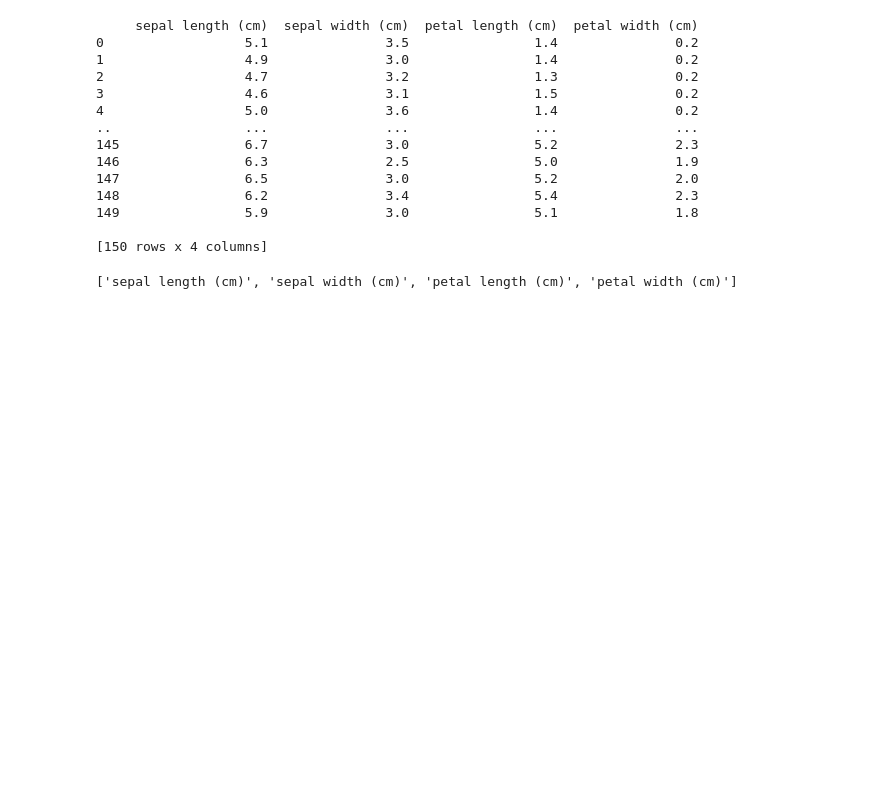
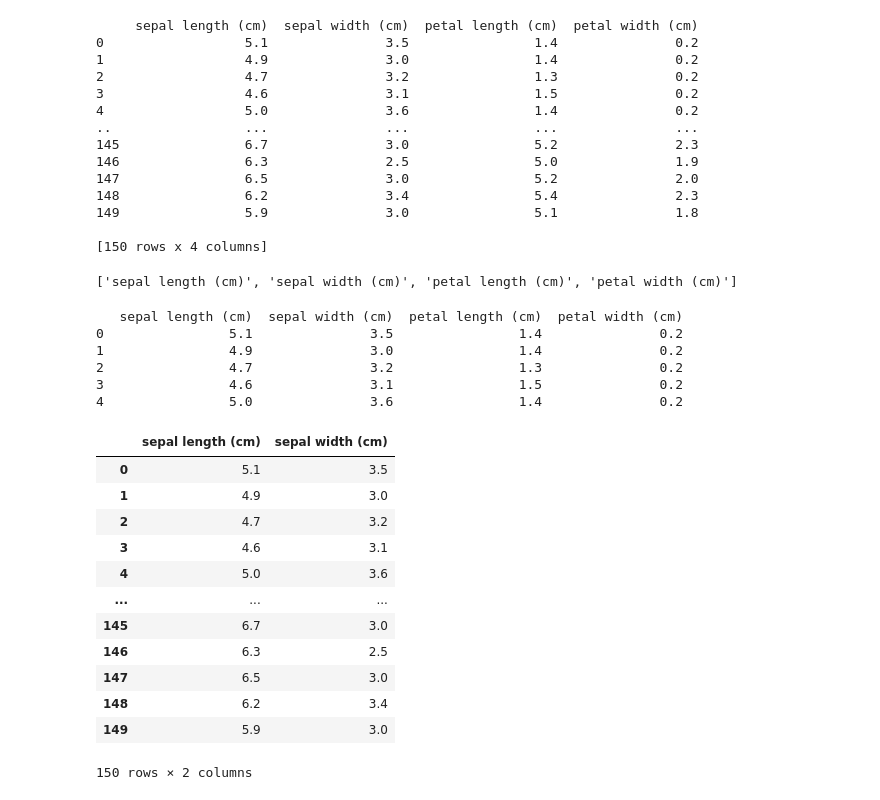
Before and after one commit to Parodix007/MLFirstSteps, a Jupyter notebook: FirstJupyterNoteBook.ipynb, the cells around one changed output. Cells and saved outputs as stored; diff of their text form; code cells hidden in the pictures; blank space fills up the shorter version.

```diff
--- a/FirstJupyterNoteBook.ipynb
+++ b/FirstJupyterNoteBook.ipynb
@@ -105,3 +107,28 @@ print(data_frame)
 print(iris.feature_names)
 # %% [output]
 ['sepal length (cm)', 'sepal width (cm)', 'petal length (cm)', 'petal width (cm)']
+# %%
+print(data_frame.head())
+# %% [output]
+   sepal length (cm)  sepal width (cm)  petal length (cm)  petal width (cm)
+0                5.1               3.5                1.4               0.2
+1                4.9               3.0                1.4               0.2
+2                4.7               3.2                1.3               0.2
+3                4.6               3.1                1.5               0.2
+4                5.0               3.6                1.4               0.2
+# %%
+data_frame[["sepal length (cm)", "sepal width (cm)"]]
+# %% [output]
+|  | sepal length (cm) | sepal width (cm) |
+| 0 | 5.1 | 3.5 |
+| 1 | 4.9 | 3.0 |
+| 2 | 4.7 | 3.2 |
+| 3 | 4.6 | 3.1 |
+| 4 | 5.0 | 3.6 |
+| ... | ... | ... |
+| 145 | 6.7 | 3.0 |
+| 146 | 6.3 | 2.5 |
+| 147 | 6.5 | 3.0 |
+| 148 | 6.2 | 3.4 |
+| 149 | 5.9 | 3.0 |
+150 rows × 2 columns
```
Also changed, not shown: parts of 5 cells of this notebook, 2 other files.
